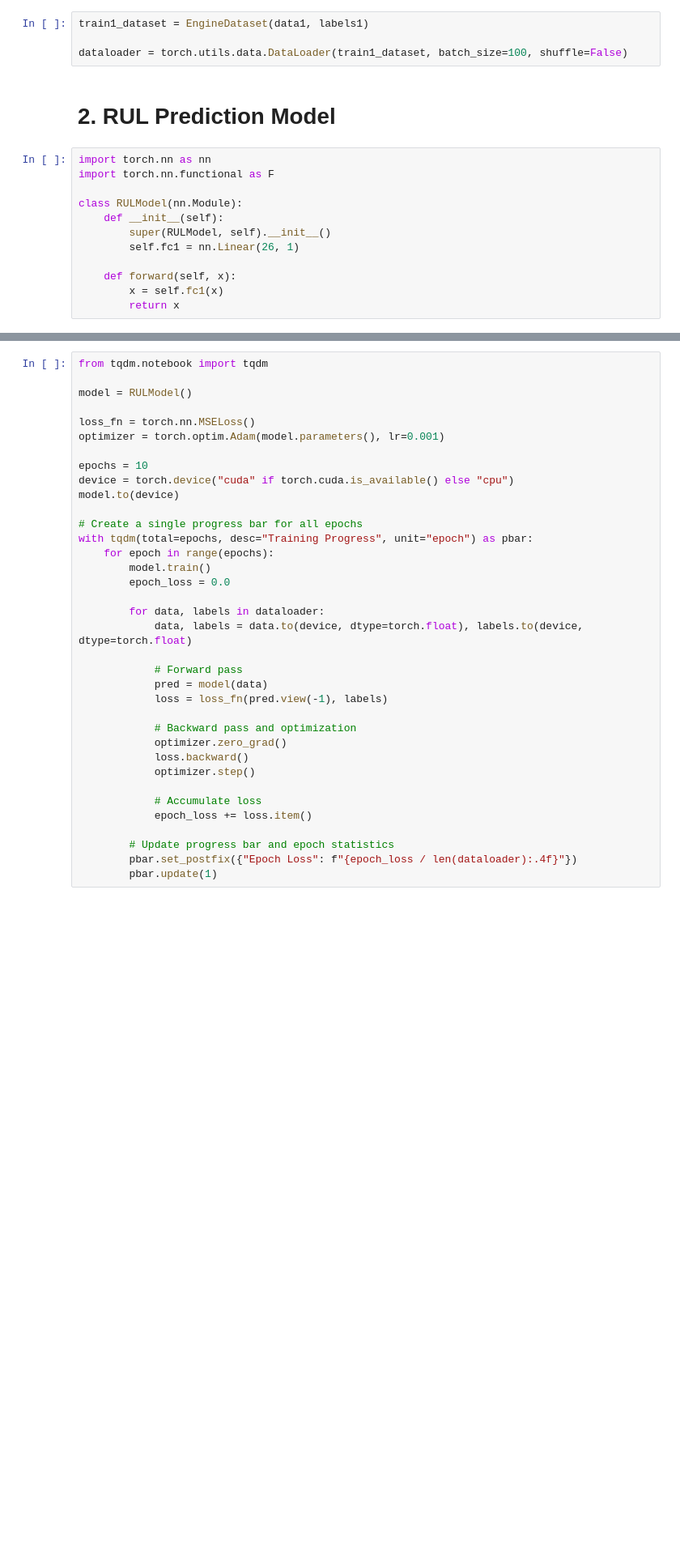
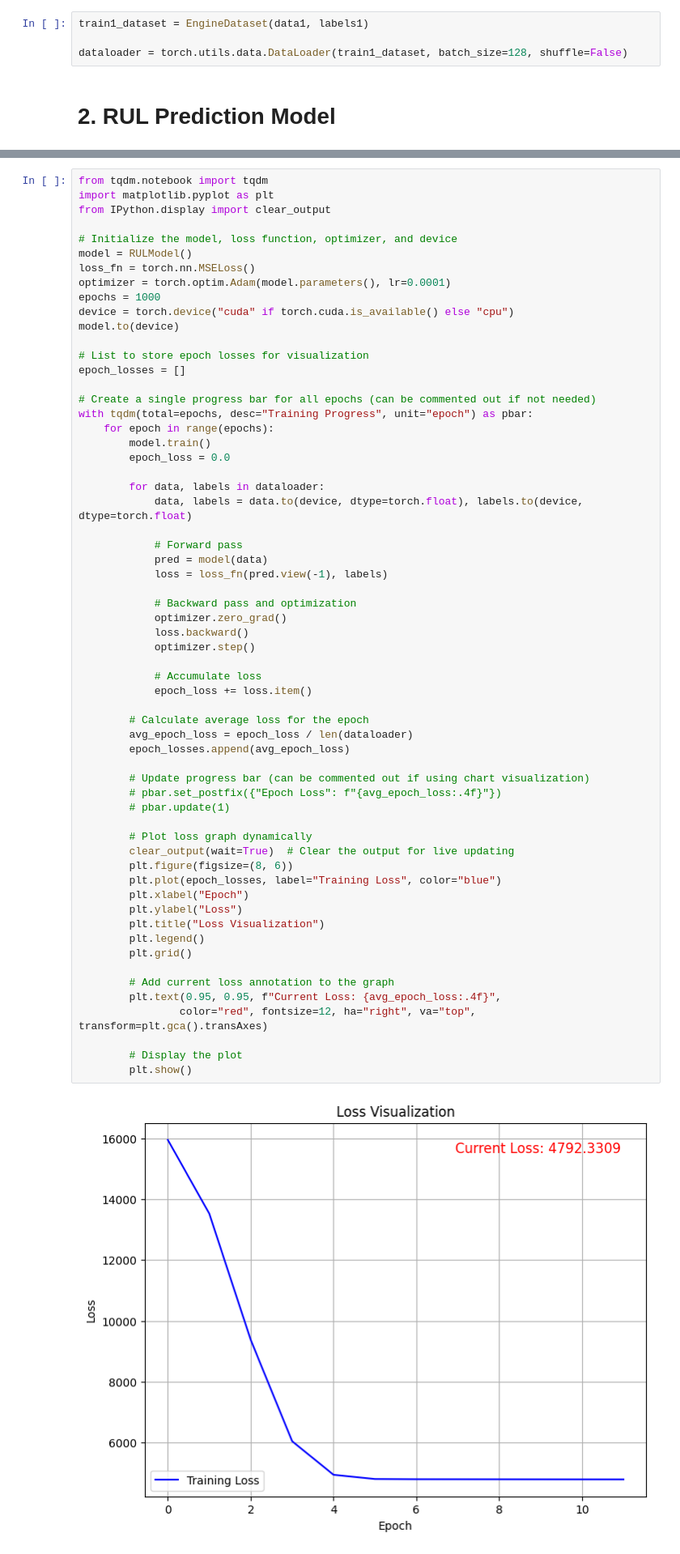
Before and after one commit to jontseg/engine_failure_detection, a Jupyter notebook: workbook.ipynb, the cells around one changed output, grey strips where cells are left out. Shown: that part at 81% size. Saved outputs shown, nothing was run; the diff lists cells and outputs as text; blank space fills up the shorter version.

```diff
--- a/workbook.ipynb
+++ b/workbook.ipynb
@@ -51,18 +51,6 @@ class EngineDataset(Dataset):
 # %%
 train1_dataset = EngineDataset(data1, labels1)
 
-dataloader = torch.utils.data.DataLoader(train1_dataset, batch_size=100, shuffle=False)
+dataloader = torch.utils.data.DataLoader(train1_dataset, batch_size=128, shuffle=False)
 # %% [markdown]
 # 2. RUL Prediction Model
-# %%
-import torch.nn as nn
-import torch.nn.functional as F
-
-class RULModel(nn.Module):
-    def __init__(self):
-        super(RULModel, self).__init__()
-        self.fc1 = nn.Linear(26, 1)
-
-    def forward(self, x):
-        x = self.fc1(x)
-        return x
@@ -73,36 +91,63 @@ len(dataloader)
 # %%
 from tqdm.notebook import tqdm
+import matplotlib.pyplot as plt
+from IPython.display import clear_output
 
+# Initialize the model, loss function, optimizer, and device
 model = RULModel()
-
 loss_fn = torch.nn.MSELoss()
-optimizer = torch.optim.Adam(model.parameters(), lr=0.001)
-
-epochs = 10
+optimizer = torch.optim.Adam(model.parameters(), lr=0.0001)
+epochs = 1000
 device = torch.device("cuda" if torch.cuda.is_available() else "cpu")
 model.to(device)
 
-# Create a single progress bar for all epochs
+# List to store epoch losses for visualization
+epoch_losses = []
+
+# Create a single progress bar for all epochs (can be commented out if not needed)
 with tqdm(total=epochs, desc="Training Progress", unit="epoch") as pbar:
     for epoch in range(epochs):
         model.train()
         epoch_loss = 0.0
 
         for data, labels in dataloader:
             data, labels = data.to(device, dtype=torch.float), labels.to(device, dtype=torch.float)
 
             # Forward pass
             pred = model(data)
             loss = loss_fn(pred.view(-1), labels)
 
             # Backward pass and optimization
             optimizer.zero_grad()
             loss.backward()
             optimizer.step()
 
             # Accumulate loss
             epoch_loss += loss.item()
 
-        # Update progress bar and epoch statistics
-        pbar.set_postfix({"Epoch Loss": f"{epoch_loss / len(dataloader):.4f}"})
-        pbar.update(1)
+        # Calculate average loss for the epoch
+        avg_epoch_loss = epoch_loss / len(dataloader)
+        epoch_losses.append(avg_epoch_loss)
+
+        # Update progress bar (can be commented out if using chart visualization)
+        # pbar.set_postfix({"Epoch Loss": f"{avg_epoch_loss:.4f}"})
+        # pbar.update(1)
+
+        # Plot loss graph dynamically
+        clear_output(wait=True)  # Clear the output for live updating
+        plt.figure(figsize=(8, 6))
+        plt.plot(epoch_losses, label="Training Loss", color="blue")
+        plt.xlabel("Epoch")
+        plt.ylabel("Loss")
+        plt.title("Loss Visualization")
+        plt.legend()
+        plt.grid()
+
+        # Add current loss annotation to the graph
+        plt.text(0.95, 0.95, f"Current Loss: {avg_epoch_loss:.4f}",
+                color="red", fontsize=12, ha="right", va="top", transform=plt.gca().transAxes)
+
+        # Display the plot
+        plt.show()
+# %% [output]
+[figure, added]
```
Also changed, not shown: parts of 3 cells of this notebook.
